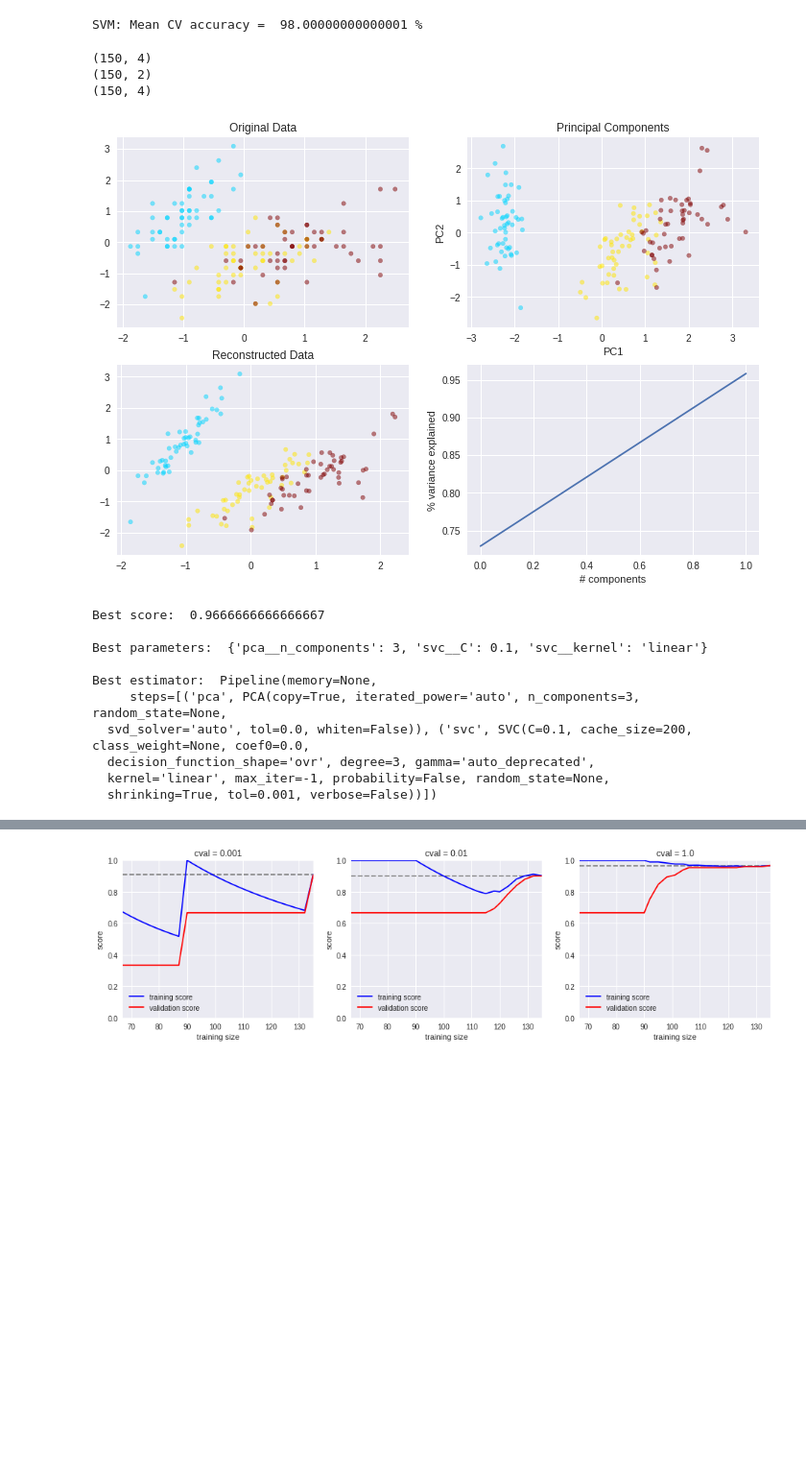
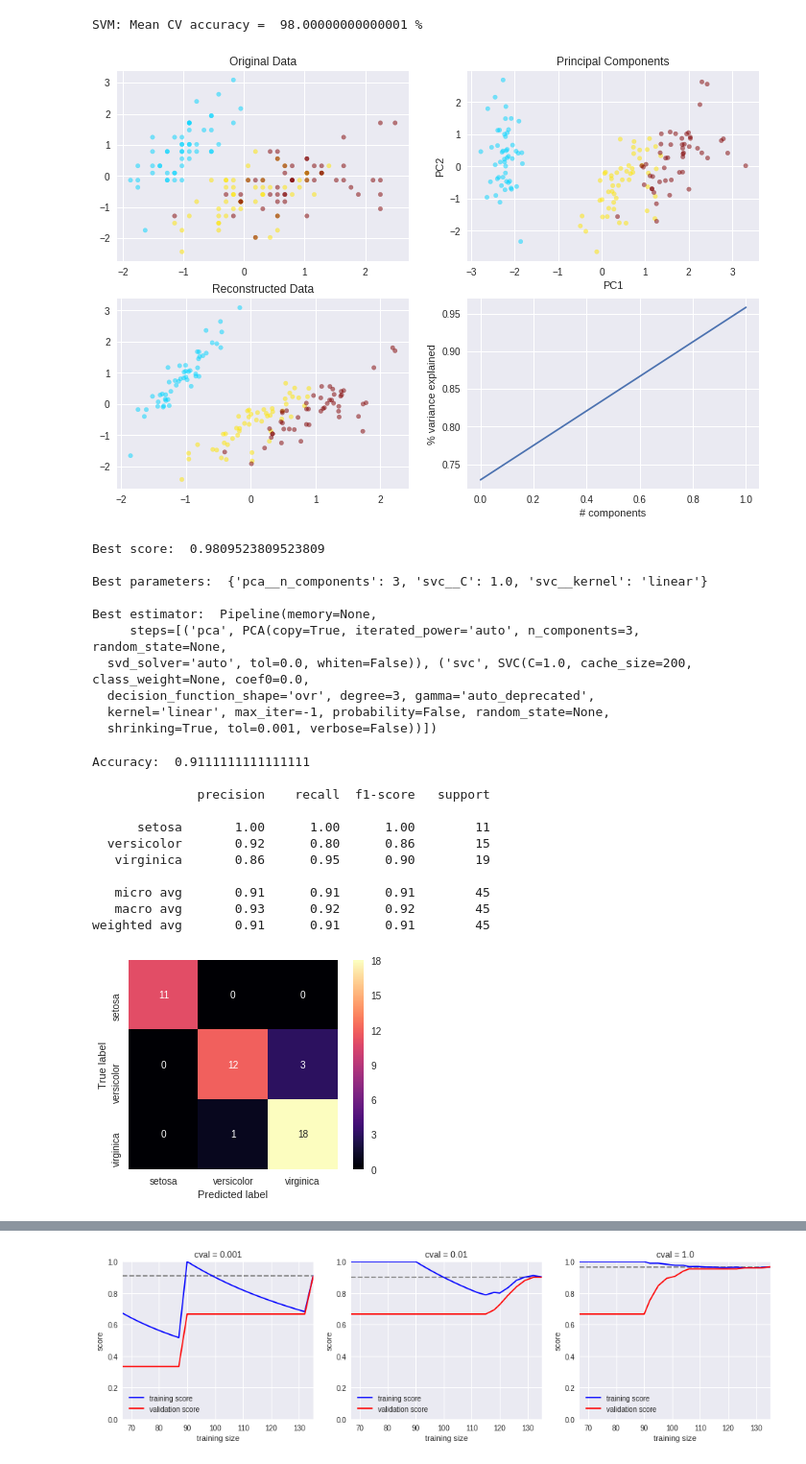
Before and after one commit to amandakeasson/ML_projects, a Jupyter notebook: classification_iris.ipynb, the cells around one changed output, grey strips where cells are left out. Shown: that part at 96% size. Saved outputs shown, nothing was run; the diff lists cells and outputs as text; code cells hidden in the pictures; blank space fills up the shorter version.

```diff
--- a/classification_iris.ipynb
+++ b/classification_iris.ipynb
@@ -62,10 +62,6 @@ pca = PCA(n_components=2) # n_components = 0.95, n_components = 3
 pca.fit(X)
 data_reduced = pca.transform(X)
 data_reconstructed = pca.inverse_transform(data_reduced)
-
-print(iris.data.shape)
-print(data_reduced.shape)
-print(data_reconstructed.shape)
 
 fig = plt.figure(figsize=(12,8))
 fig.add_subplot(2,2,1)
@@ -84,15 +80,14 @@ plt.plot(np.cumsum(pca.explained_variance_ratio_))
 plt.xlabel('# components')
 plt.ylabel('% variance explained');
 # %% [output]
-(150, 4)
-(150, 2)
-(150, 4)
 [figure]
 # %%
-# pipeline
+# pipeline + GridSearchCV
 
 from sklearn.pipeline import make_pipeline, Pipeline
 from sklearn.model_selection import GridSearchCV
+
+Xtrain, Xtest, ytrain, ytest = train_test_split(X, y, train_size=0.7)
 
 pipe = make_pipeline(PCA(n_components=2),
                         SVC(kernel='linear', C=1.0))
@@ -104,22 +99,50 @@ param_grid = dict(pca__n_components=[1,2,3],
 grid = GridSearchCV(pipe, param_grid=param_grid, scoring=['accuracy'], refit ='accuracy',
                     cv=10, n_jobs=1, verbose=0)
 
-grid.fit(X, y)
+grid.fit(Xtrain, ytrain)
 
 print('Best score: ', grid.best_score_, '\n')
 print('Best parameters: ', grid.best_params_, '\n')
 print('Best estimator: ', grid.best_estimator_)
 # %% [output]
-Best score:  0.9666666666666667
+Best score:  0.9809523809523809
 
-Best parameters:  {'pca__n_components': 3, 'svc__C': 0.1, 'svc__kernel': 'linear'}
+Best parameters:  {'pca__n_components': 3, 'svc__C': 1.0, 'svc__kernel': 'linear'}
 
 Best estimator:  Pipeline(memory=None,
      steps=[('pca', PCA(copy=True, iterated_power='auto', n_components=3, random_state=None,
-  svd_solver='auto', tol=0.0, whiten=False)), ('svc', SVC(C=0.1, cache_size=200, class_weight=None, coef0=0.0,
+  svd_solver='auto', tol=0.0, whiten=False)), ('svc', SVC(C=1.0, cache_size=200, class_weight=None, coef0=0.0,
   decision_function_shape='ovr', degree=3, gamma='auto_deprecated',
   kernel='linear', max_iter=-1, probability=False, random_state=None,
   shrinking=True, tol=0.001, verbose=False))])
+# %%
+# evaluate best model on test data
+
+from sklearn.metrics import classification_report
+from sklearn.metrics import confusion_matrix
+
+ypred = grid.predict(Xtest)
+print('Accuracy: ', grid.score(Xtest,ytest), '\n')
+
+print(classification_report(ytest, ypred, target_names=iris.target_names))
+sns.heatmap(confusion_matrix(ytest, ypred, labels=range(len(iris.target_names))),
+            square=True, annot=True, fmt='d', cmap='magma',
+            xticklabels=iris.target_names, yticklabels=iris.target_names)
+plt.ylabel('True label')
+plt.xlabel('Predicted label');
+# %% [output]
+Accuracy:  0.9111111111111111
+
+              precision    recall  f1-score   support
+
+      setosa       1.00      1.00      1.00        11
+  versicolor       0.92      0.80      0.86        15
+   virginica       0.86      0.95      0.90        19
+
+   micro avg       0.91      0.91      0.91        45
+   macro avg       0.93      0.92      0.92        45
+weighted avg       0.91      0.91      0.91        45
+[figure, added]
 # %%
 # validation curve
 
```
Also changed, not shown: parts of 2 cells of this notebook, 1 other file.
